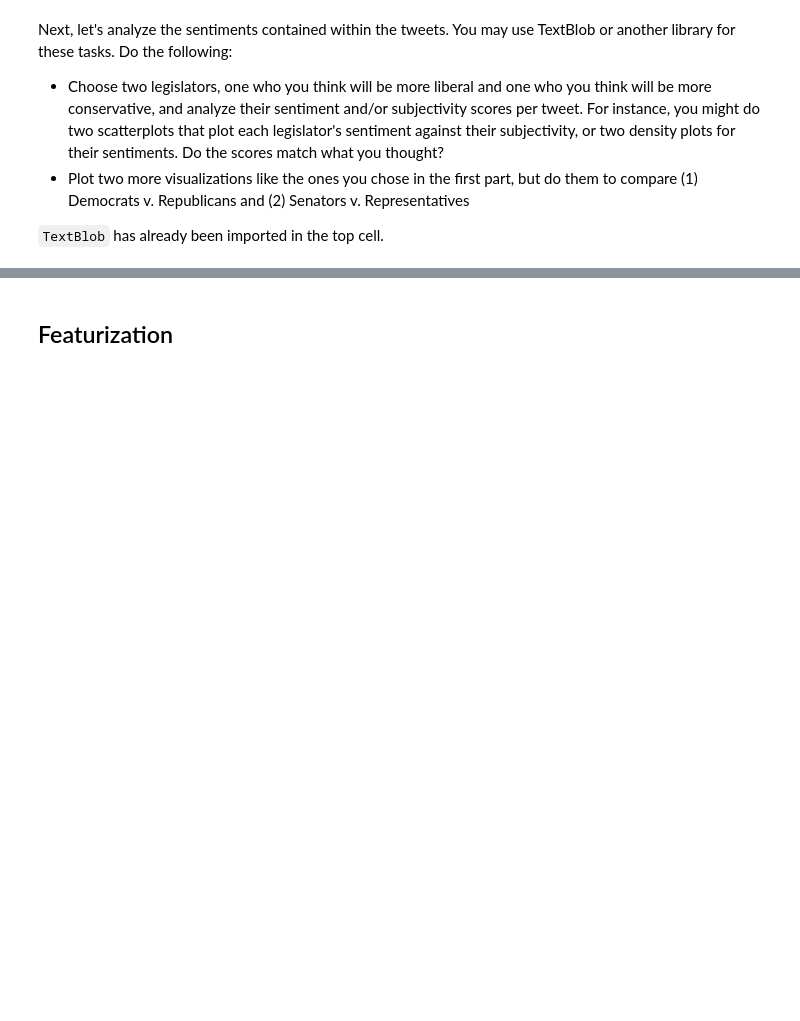
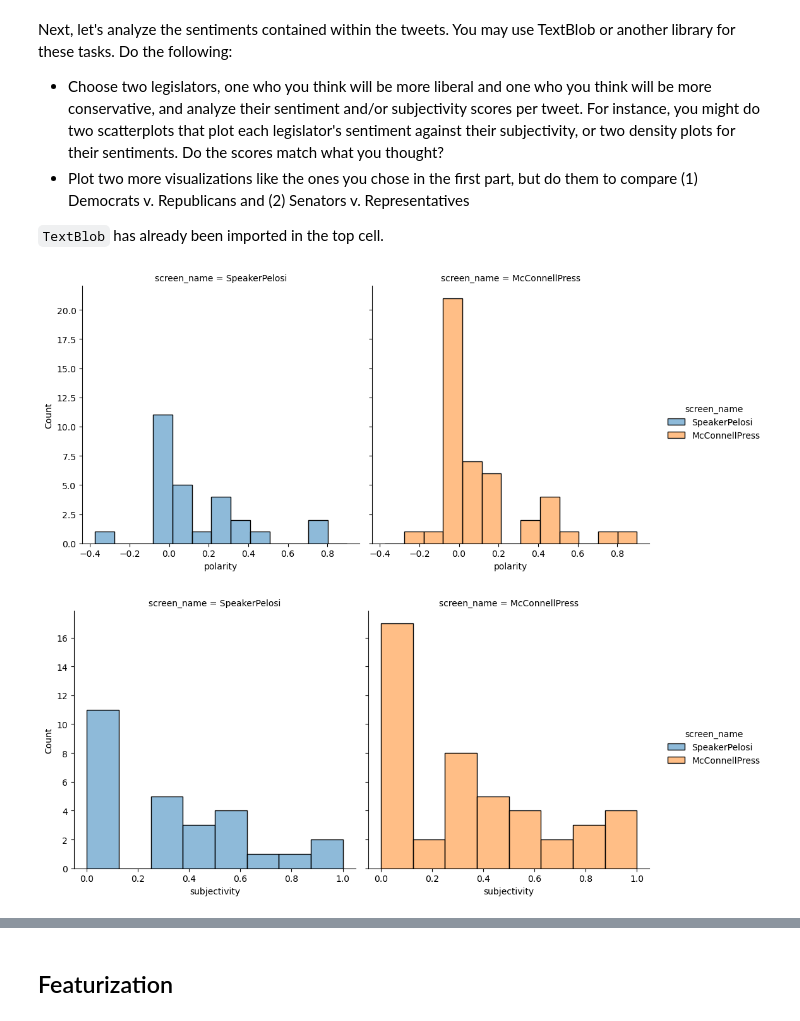
Before and after one commit to annettegailliot/CSS_Project1_Team6_Fall2022, a Jupyter notebook: Project 5 Student.ipynb, the cells around one changed output, grey strips where cells are left out. Cells and saved outputs as stored; diff of their text form; code cells hidden in the pictures; blank space fills up the shorter version.

```diff
--- a/Project 5 Student.ipynb
+++ b/Project 5 Student.ipynb
@@ -82,2 +138,9 @@ Use two of the techniques we covered in lab (or other techniques outside of lab!
 # %% [markdown]
 ### EDA 2
+# %%
+#scattertext
+congress_tweets['tokens_str'] = congress_tweets['tokens'].map(lambda text: ' '.join(text))
+corpus = st.CorpusFromPandas(congress_tweets[:5000],
+                            category_col = 'party',
+                            text_col = 'tokens_str',
+                            nlp = nlp).build()
@@ -90,3 +165,19 @@ Next, let's analyze the sentiments contained within the tweets. You may use Text
 * Plot two more visualizations like the ones you chose in the first part, but do them to compare (1) Democrats v. Republicans and (2) Senators v. Representatives
 
 `TextBlob` has already been imported in the top cell.
+# %%
+## LEGISLATOR COMPARISON
+congress_tweets['polarity'] = congress_tweets['tokens_str'].map(lambda text: TextBlob(text).sentiment.polarity)
+congress_tweets['subjectivity'] = congress_tweets['tokens_str'].map(lambda text: TextBlob(text).sentiment.subjectivity)
+congress_tweets.head()
+
+tweets_subset = congress_tweets[(congress_tweets['screen_name']=='SpeakerPelosi') | (congress_tweets['screen_name'] == 'McConnellPress')]
+
+sns.displot(tweets_subset, x="polarity", hue = "screen_name", col = "screen_name")
+plt.show()
+
+sns.displot(tweets_subset, x="subjectivity", hue = "screen_name", col = "screen_name")
+plt.show()
+# %% [output]
+[figure, added]
+[figure, added]
```
Also changed, not shown: parts of 34 cells of this notebook, 1 other file.
